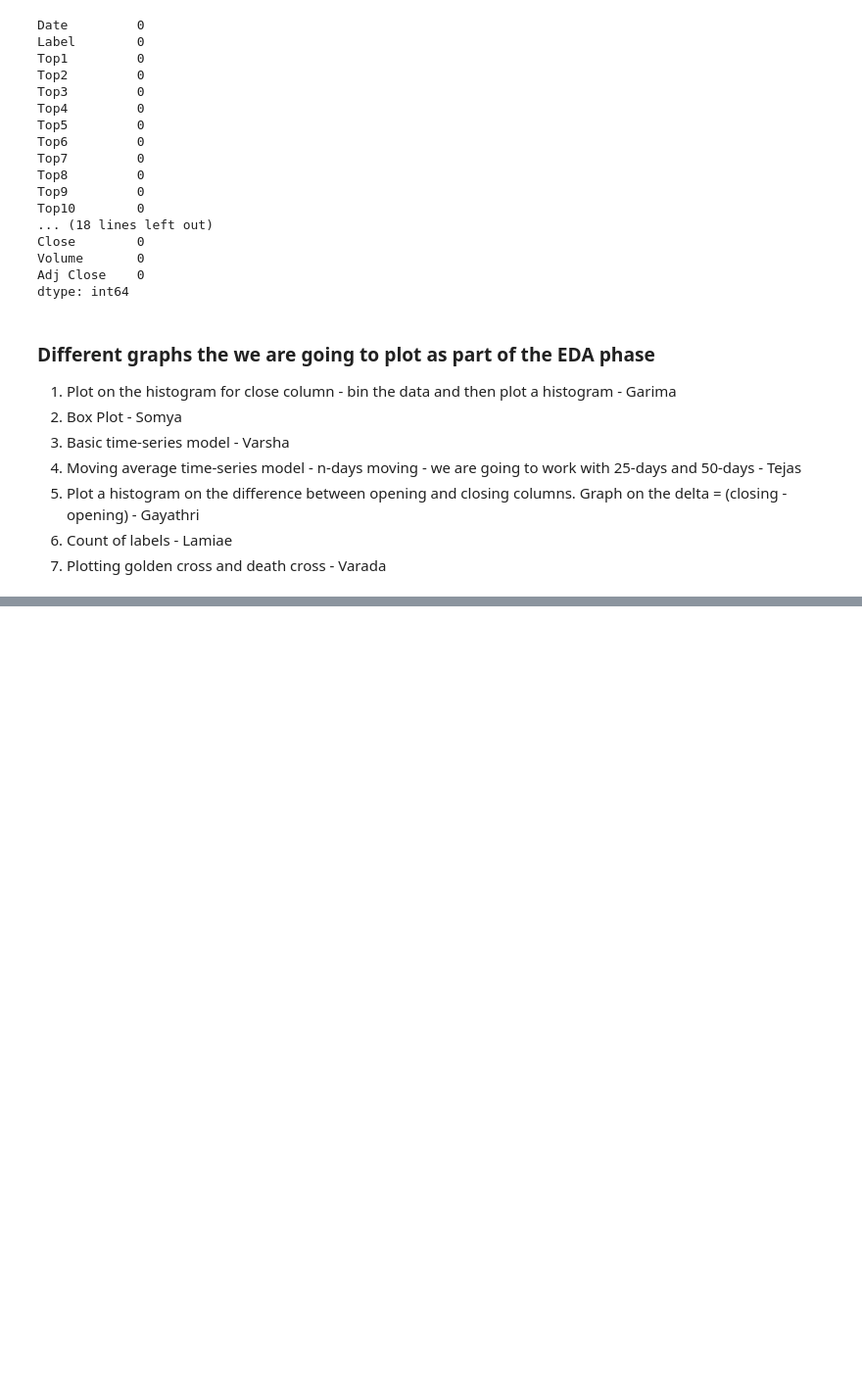
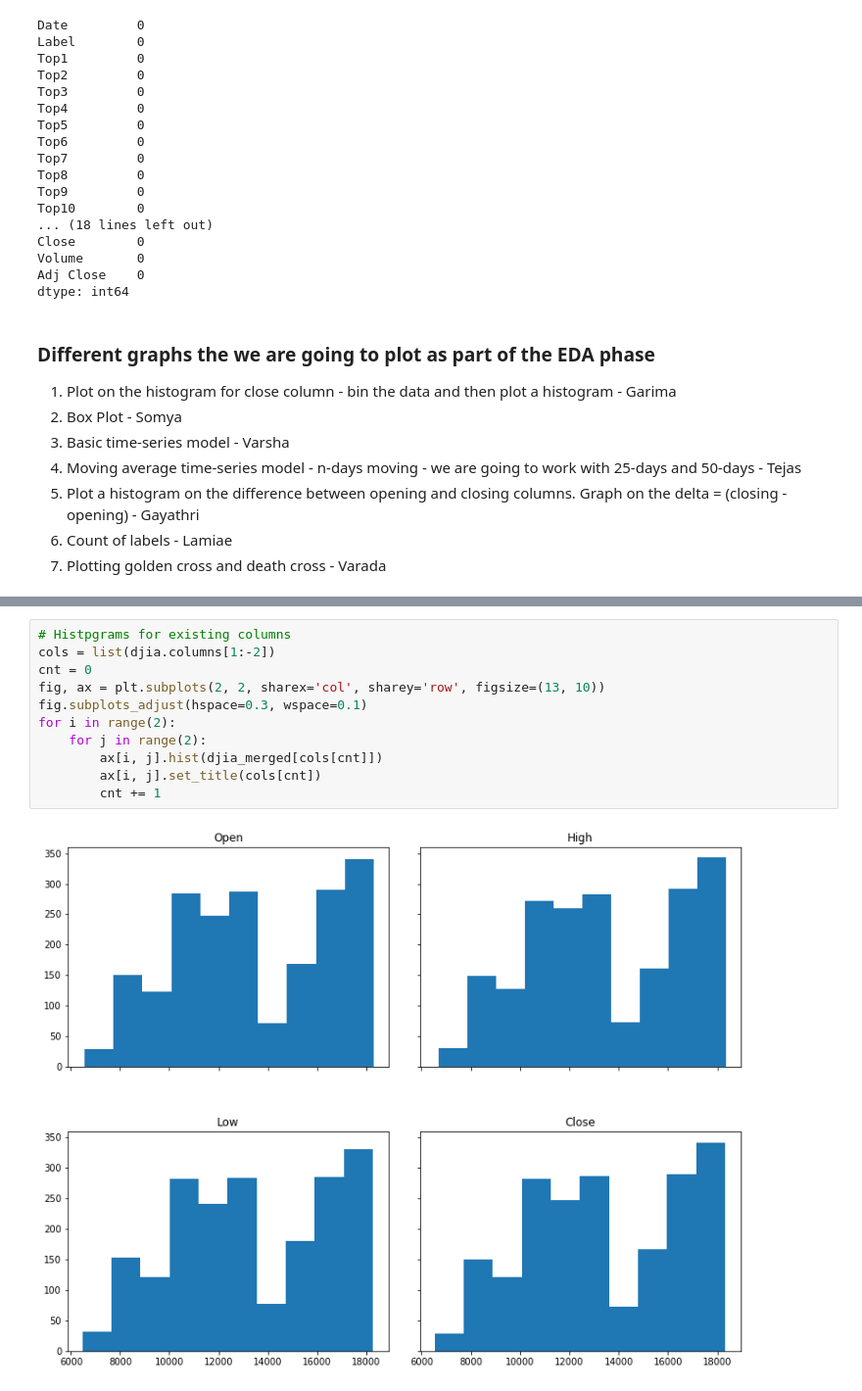
Before and after one commit to VaradaB/algorithmic-trading, a Jupyter notebook: algorithmic-trading.ipynb, the cells around one changed output, grey strips where cells are left out. Shown at 98% size. Cells and saved outputs as stored; diff of their text form; blank space fills up the shorter version.

```diff
--- a/algorithmic-trading.ipynb
+++ b/algorithmic-trading.ipynb
@@ -160,0 +167,13 @@ dtype: int64
+# %%
+# Histpgrams for existing columns
+cols = list(djia.columns[1:-2])
+cnt = 0
+fig, ax = plt.subplots(2, 2, sharex='col', sharey='row', figsize=(13, 10))
+fig.subplots_adjust(hspace=0.3, wspace=0.1)
+for i in range(2):
+    for j in range(2):
+        ax[i, j].hist(djia_merged[cols[cnt]])
+        ax[i, j].set_title(cols[cnt])
+        cnt += 1
+# %% [output]
+[figure, added]
```
Also changed, not shown: parts of 9 cells of this notebook.
